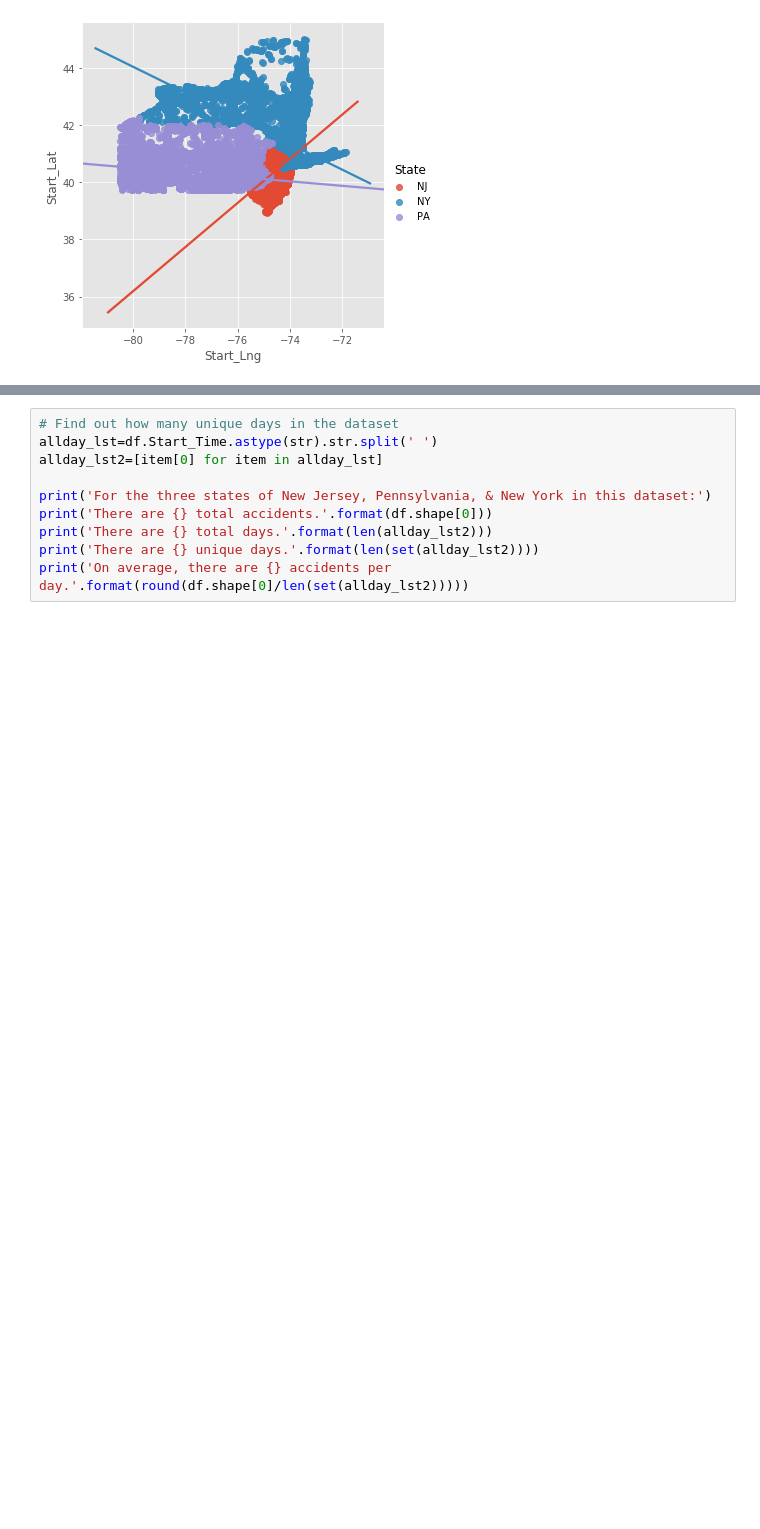
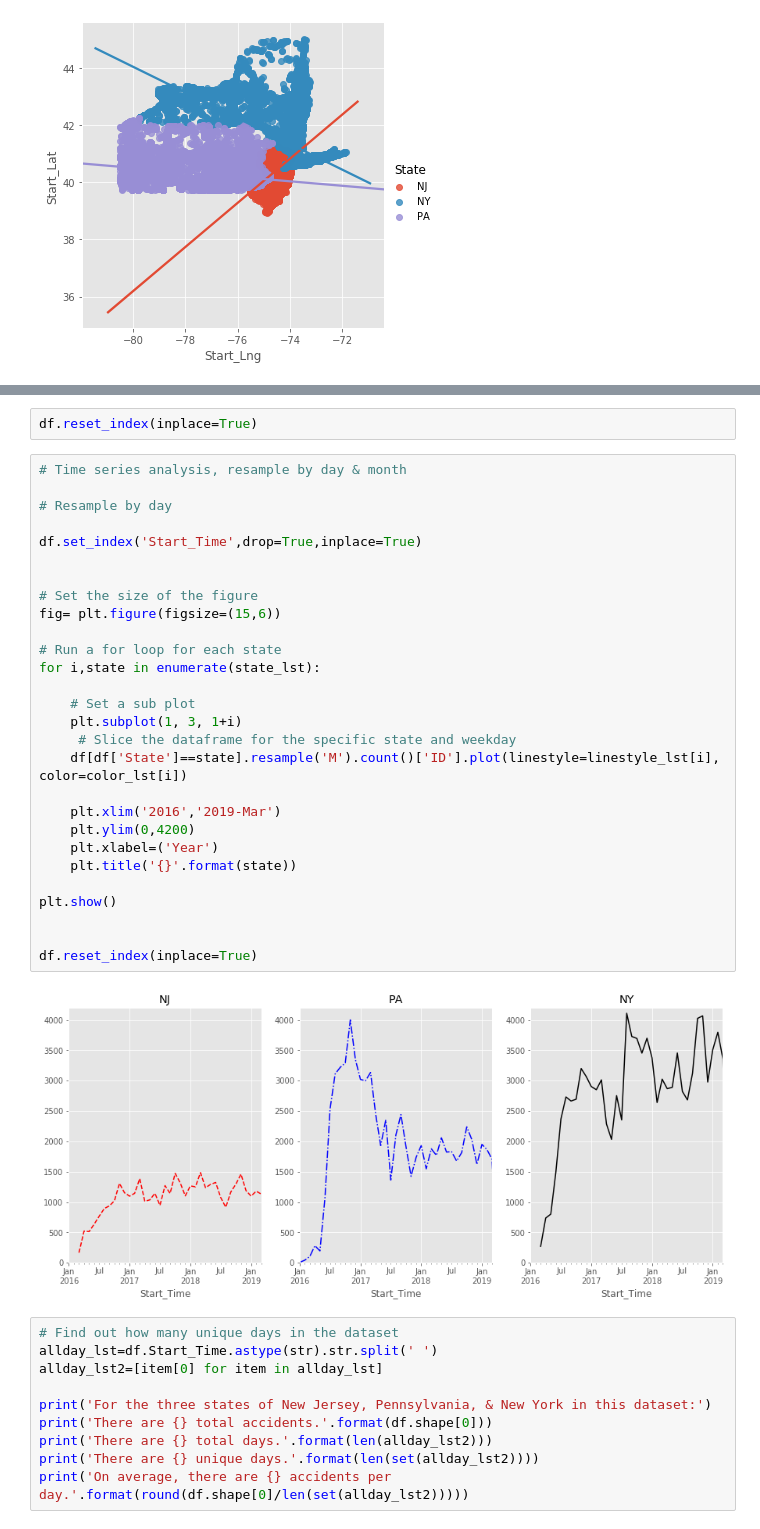
Before and after one commit to RonghuiZhou/us-accidents, a Jupyter notebook: Step 2. Data Analysis_averaged.ipynb, the cells around one changed output, grey strips where cells are left out. Drawn from its saved outputs; the diff is of its cells as text; blank space fills up the shorter version.

```diff
--- a/Step 2. Data Analysis_averaged.ipynb
+++ b/Step 2. Data Analysis_averaged.ipynb
@@ -50,3 +55,35 @@ plt.show()
+# %%
+df.reset_index(inplace=True)
+# %%
+# Time series analysis, resample by day & month
+
+# Resample by day
+
+df.set_index('Start_Time',drop=True,inplace=True)
+
+
+# Set the size of the figure
+fig= plt.figure(figsize=(15,6))
+
+# Run a for loop for each state
+for i,state in enumerate(state_lst):
+
+    # Set a sub plot
+    plt.subplot(1, 3, 1+i)
+     # Slice the dataframe for the specific state and weekday
+    df[df['State']==state].resample('M').count()['ID'].plot(linestyle=linestyle_lst[i], color=color_lst[i])
+
+    plt.xlim('2016','2019-Mar')
+    plt.ylim(0,4200)
+    plt.xlabel=('Year')
+    plt.title('{}'.format(state))
+
+plt.show()
+
+
+df.reset_index(inplace=True)
+# %% [output]
+[figure, added]
 # %%
 # Find out how many unique days in the dataset
 allday_lst=df.Start_Time.astype(str).str.split(' ')
```
Also changed, not shown: parts of 8 cells of this notebook.
